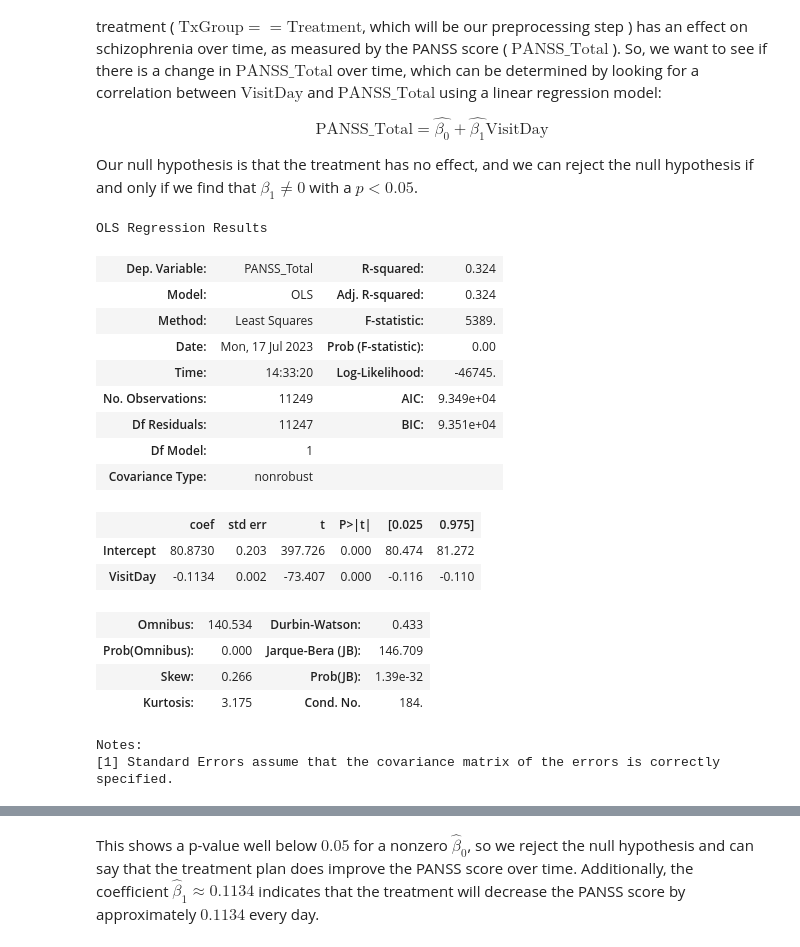
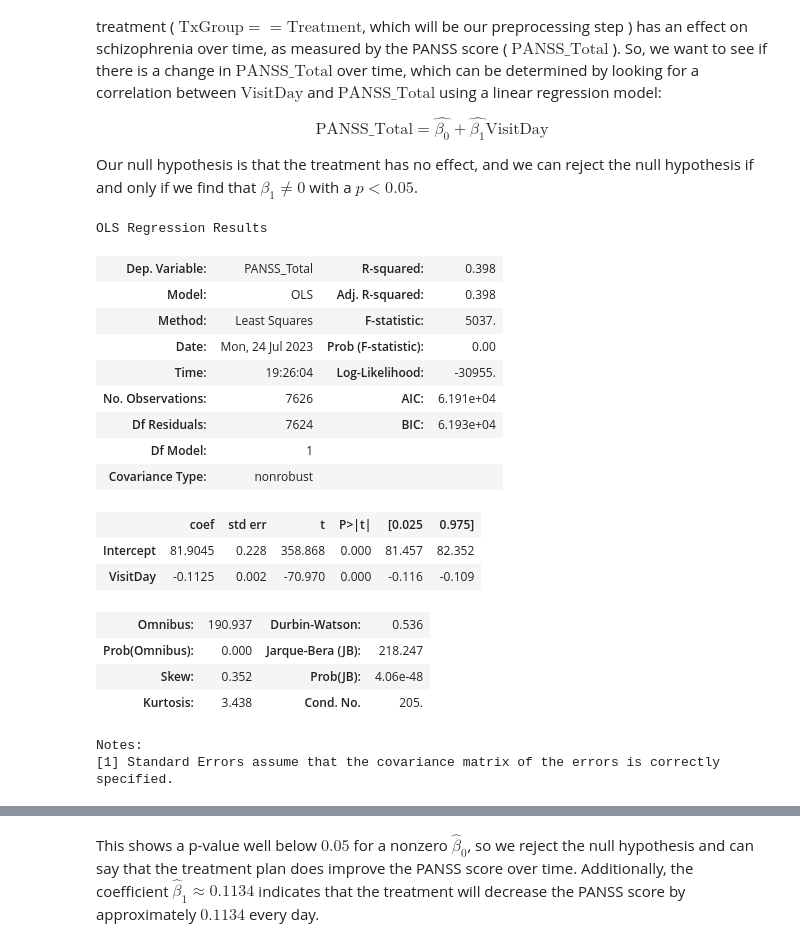
Before and after one commit to AlistairKeiller/STATS-202-final, a Jupyter notebook: final.ipynb, the cells around one changed output, grey strips where cells are left out. Drawn from its saved outputs; the diff is of its cells as text; code cells hidden in the pictures.

```diff
--- a/final.ipynb
+++ b/final.ipynb
@@ -33,0 +14,13 @@ data
+# %%
+path = "FinalProjectData"
+
+data = pd.concat(
+    [pd.read_csv(os.path.join(path, f)) for f in os.listdir(path) if f.endswith(".csv")]
+)
+data["PSUM"] = np.sum([data["P" + str(n)] for n in range(1,8)], axis=0)
+data["NSUM"] = np.sum([data["N" + str(n)] for n in range(1,8)], axis=0)
+data["GSUM"] = np.sum([data["G" + str(n)] for n in range(1,17)], axis=0)
+data["Treatment"] = data["TxGroup"] == "Treatment"
+passed_data = data[data["LeadStatus"] == "Passed"]
+first_day_passed_data = passed_data[passed_data["VisitDay"] == 0]
+data
@@ -41,25 +48,25 @@ $$\text{PANSS\_Total}=\hat{\beta_0}+\hat{\beta_1}\text{VisitDay}$$
 Our null hypothesis is that the treatment has no effect, and we can reject the null hypothesis if and only if we find that $\hat{\beta_1}\neq 0$ with a $p<0.05$.
 # %%
 smf.ols(
-    "PANSS_Total ~ VisitDay", data=data[data["TxGroup"] == "Treatment"]
+    "PANSS_Total ~ VisitDay", data=passed_data[passed_data["TxGroup"] == "Treatment"]
 ).fit().summary()
 # %% [output]
 OLS Regression Results
-| Dep. Variable: | PANSS_Total | R-squared: | 0.324 |
-| Model: | OLS | Adj. R-squared: | 0.324 |
-| Method: | Least Squares | F-statistic: | 5389. |
-| Date: | Mon, 17 Jul 2023 | Prob (F-statistic): | 0.00 |
-| Time: | 14:33:20 | Log-Likelihood: | -46745. |
-| No. Observations: | 11249 | AIC: | 9.349e+04 |
-| Df Residuals: | 11247 | BIC: | 9.351e+04 |
+| Dep. Variable: | PANSS_Total | R-squared: | 0.398 |
+| Model: | OLS | Adj. R-squared: | 0.398 |
+| Method: | Least Squares | F-statistic: | 5037. |
+| Date: | Mon, 24 Jul 2023 | Prob (F-statistic): | 0.00 |
+| Time: | 19:26:04 | Log-Likelihood: | -30955. |
+| No. Observations: | 7626 | AIC: | 6.191e+04 |
+| Df Residuals: | 7624 | BIC: | 6.193e+04 |
 | Df Model: | 1 |  |  |
 | Covariance Type: | nonrobust |  |  |
 |  | coef | std err | t | P>|t| | [0.025 | 0.975] |
-| Intercept | 80.8730 | 0.203 | 397.726 | 0.000 | 80.474 | 81.272 |
-| VisitDay | -0.1134 | 0.002 | -73.407 | 0.000 | -0.116 | -0.110 |
+| Intercept | 81.9045 | 0.228 | 358.868 | 0.000 | 81.457 | 82.352 |
+| VisitDay | -0.1125 | 0.002 | -70.970 | 0.000 | -0.116 | -0.109 |
-| Omnibus: | 140.534 | Durbin-Watson: | 0.433 |
-| Prob(Omnibus): | 0.000 | Jarque-Bera (JB): | 146.709 |
-| Skew: | 0.266 | Prob(JB): | 1.39e-32 |
-| Kurtosis: | 3.175 | Cond. No. | 184. |
+| Omnibus: | 190.937 | Durbin-Watson: | 0.536 |
+| Prob(Omnibus): | 0.000 | Jarque-Bera (JB): | 218.247 |
+| Skew: | 0.352 | Prob(JB): | 4.06e-48 |
+| Kurtosis: | 3.438 | Cond. No. | 205. |
 Notes:
 [1] Standard Errors assume that the covariance matrix of the errors is correctly specified.
```
Also changed, not shown: parts of 34 cells of this notebook.
